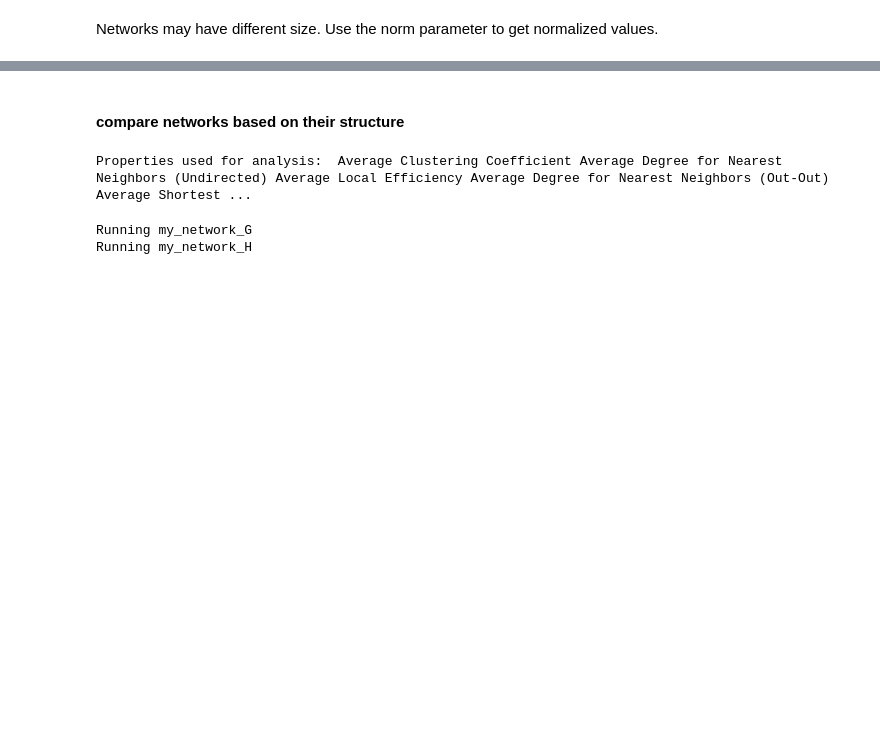
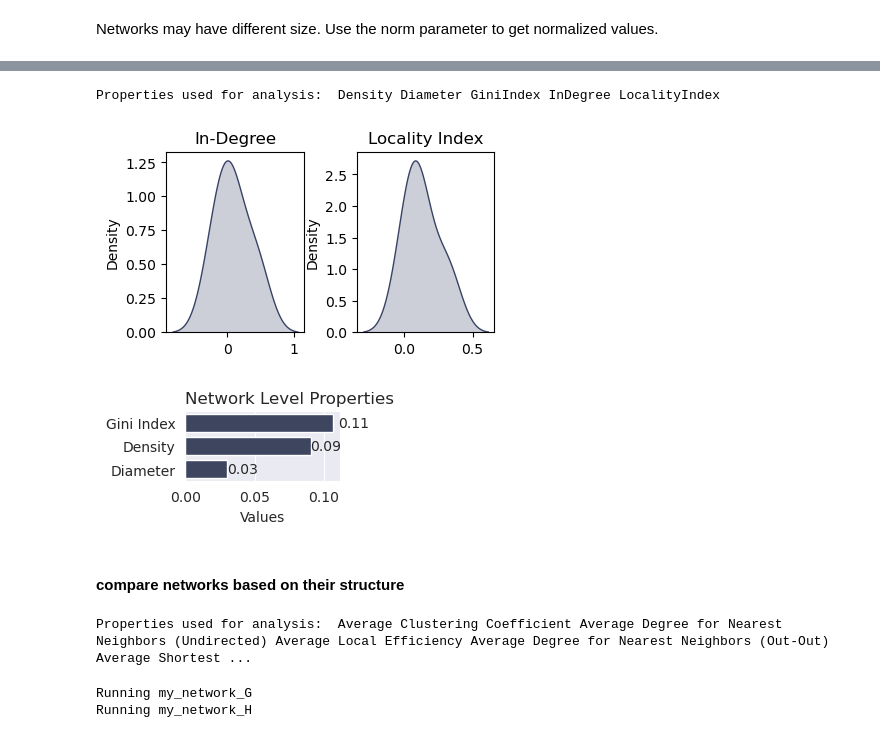
Before and after one commit to freyrelab/netective, a Jupyter notebook: docs/module_tutorial.ipynb, the cells around one changed output, grey strips where cells are left out. Saved outputs shown, nothing was run; the diff lists cells and outputs as text; code cells hidden in the pictures; blank space fills up the shorter version.

```diff
--- a/docs/module_tutorial.ipynb
+++ b/docs/module_tutorial.ipynb
@@ -65,3 +106,13 @@ Properties used for analysis:  Average Clustering Coefficient Average Degree for
+# %%
+# using the same network
+
+my_properties = ['GiniIndex', 'Density', 'Diameter', 'LocalityIndex', 'InDegree']
+
+characterize_network(G, "my_network", norm="network", selected_props= my_properties)
+# %% [output]
+Properties used for analysis:  Density Diameter GiniIndex InDegree LocalityIndex
+[figure, added]
+[figure, added]
 # %% [markdown]
 #### compare networks based on their structure
 # %%
```
Also changed, not shown: parts of 6 cells of this notebook, 2 other files.
